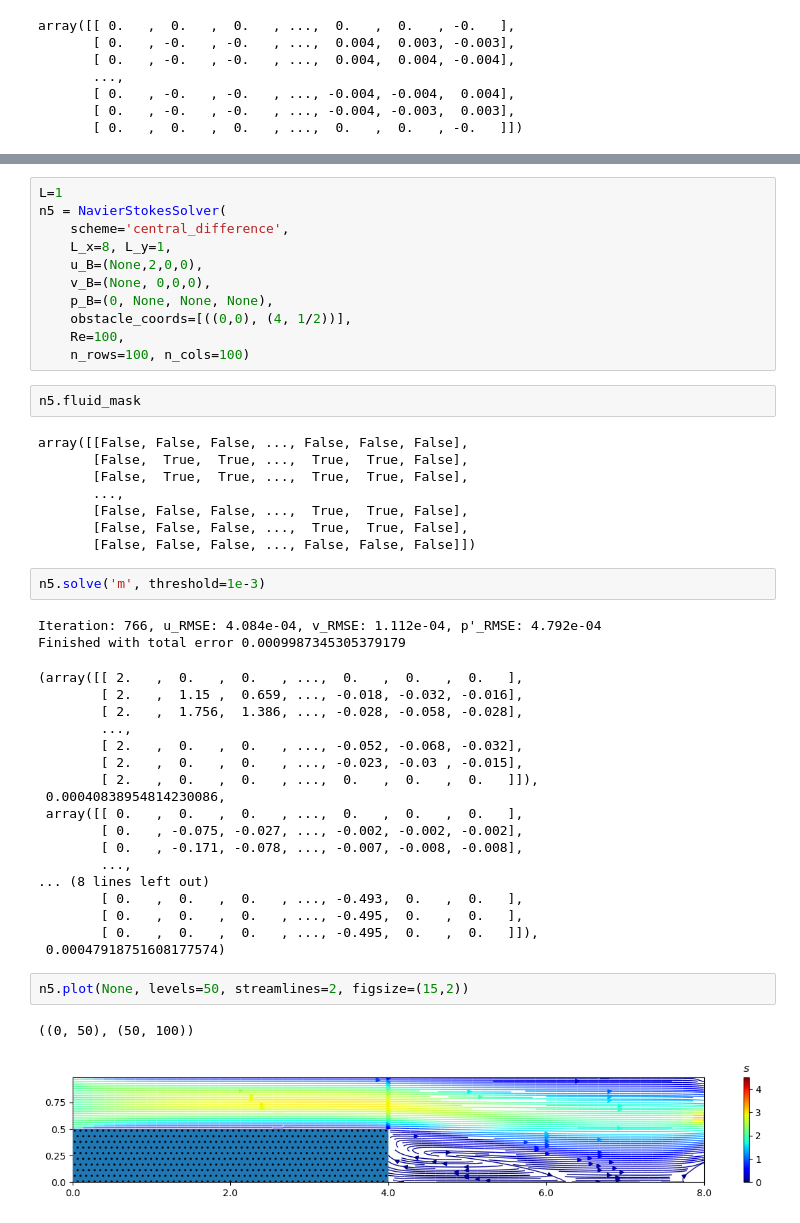
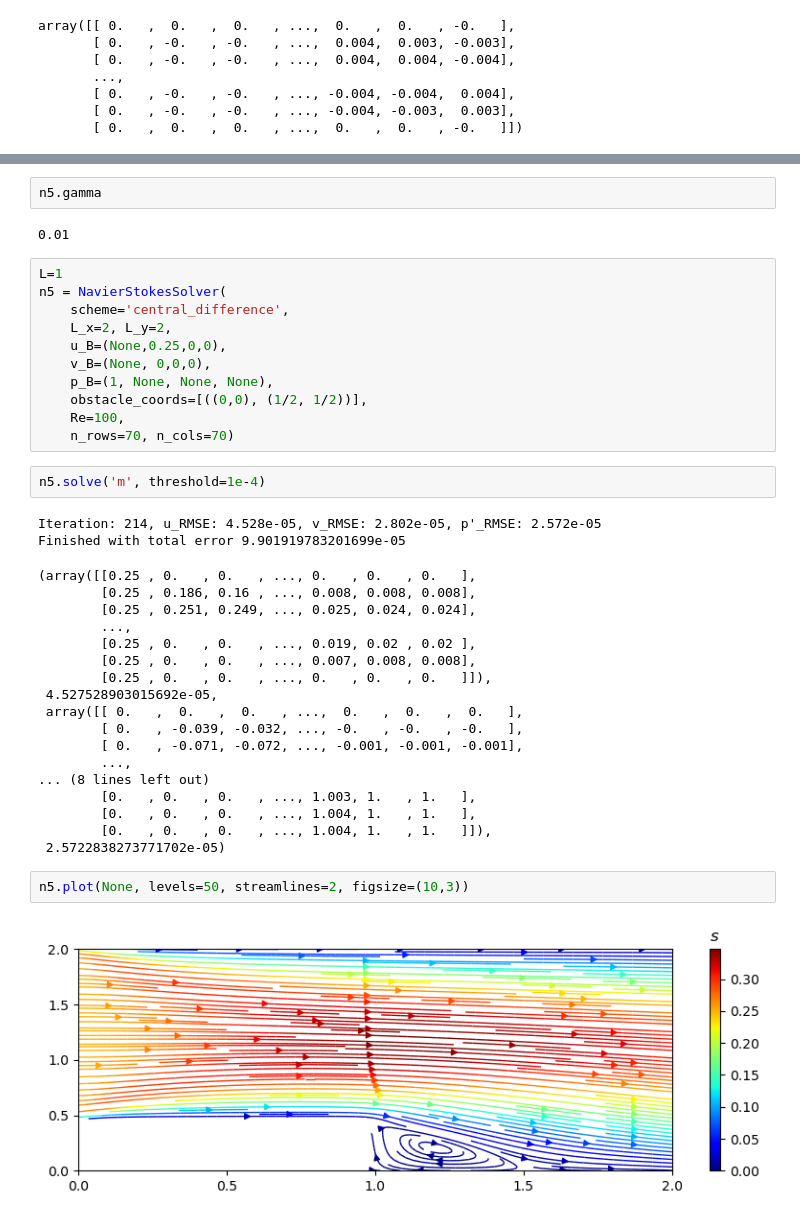
Before and after one commit to cl0udsw1tch/NavierStokesSolver, a Jupyter notebook: test.ipynb, the cells around one changed output, grey strips where cells are left out. Cells and saved outputs as stored; diff of their text form.

```diff
--- a/test.ipynb
+++ b/test.ipynb
@@ -1459,48 +1513,41 @@ array([[ 0.000e+000,  0.000e+000,  0.000e+000,  0.000e+000,  0.000e+000,  0.000e
+# %%
+n5.gamma
+# %% [output]
+0.01
 # %%
 L=1
 n5 = NavierStokesSolver(
     scheme='central_difference',
-    L_x=8, L_y=1,
-    u_B=(None,2,0,0),
+    L_x=2, L_y=2,
+    u_B=(None,0.25,0,0),
     v_B=(None, 0,0,0),
-    p_B=(0, None, None, None),
-    obstacle_coords=[((0,0), (4, 1/2))],
+    p_B=(1, None, None, None),
+    obstacle_coords=[((0,0), (1/2, 1/2))],
     Re=100,
-    n_rows=100, n_cols=100)
+    n_rows=70, n_cols=70)
-# %%
-n5.fluid_mask
-# %% [output]
-array([[False, False, False, ..., False, False, False],
-       [False,  True,  True, ...,  True,  True, False],
-       [False,  True,  True, ...,  True,  True, False],
-       ...,
-       [False, False, False, ...,  True,  True, False],
-       [False, False, False, ...,  True,  True, False],
-       [False, False, False, ..., False, False, False]])
 # %%
-n5.solve('m', threshold=1e-3)
+n5.solve('m', threshold=1e-4)
 # %% [output]
-Iteration: 766, u_RMSE: 4.084e-04, v_RMSE: 1.112e-04, p'_RMSE: 4.792e-04
-Finished with total error 0.0009987345305379179
+Iteration: 214, u_RMSE: 4.528e-05, v_RMSE: 2.802e-05, p'_RMSE: 2.572e-05
+Finished with total error 9.901919783201699e-05
-(array([[ 2.   ,  0.   ,  0.   , ...,  0.   ,  0.   ,  0.   ],
-        [ 2.   ,  1.15 ,  0.659, ..., -0.018, -0.032, -0.016],
-        [ 2.   ,  1.756,  1.386, ..., -0.028, -0.058, -0.028],
+(array([[0.25 , 0.   , 0.   , ..., 0.   , 0.   , 0.   ],
+        [0.25 , 0.186, 0.16 , ..., 0.008, 0.008, 0.008],
+        [0.25 , 0.251, 0.249, ..., 0.025, 0.024, 0.024],
         ...,
-        [ 2.   ,  0.   ,  0.   , ..., -0.052, -0.068, -0.032],
-        [ 2.   ,  0.   ,  0.   , ..., -0.023, -0.03 , -0.015],
-        [ 2.   ,  0.   ,  0.   , ...,  0.   ,  0.   ,  0.   ]]),
- 0.00040838954814230086,
+        [0.25 , 0.   , 0.   , ..., 0.019, 0.02 , 0.02 ],
+        [0.25 , 0.   , 0.   , ..., 0.007, 0.008, 0.008],
+        [0.25 , 0.   , 0.   , ..., 0.   , 0.   , 0.   ]]),
+ 4.527528903015692e-05,
  array([[ 0.   ,  0.   ,  0.   , ...,  0.   ,  0.   ,  0.   ],
-        [ 0.   , -0.075, -0.027, ..., -0.002, -0.002, -0.002],
-        [ 0.   , -0.171, -0.078, ..., -0.007, -0.008, -0.008],
+        [ 0.   , -0.039, -0.032, ..., -0.   , -0.   , -0.   ],
+        [ 0.   , -0.071, -0.072, ..., -0.001, -0.001, -0.001],
         ...,
 ... (8 lines left out)
-        [ 0.   ,  0.   ,  0.   , ..., -0.493,  0.   ,  0.   ],
-        [ 0.   ,  0.   ,  0.   , ..., -0.495,  0.   ,  0.   ],
-        [ 0.   ,  0.   ,  0.   , ..., -0.495,  0.   ,  0.   ]]),
- 0.00047918751608177574)
+        [0.   , 0.   , 0.   , ..., 1.003, 1.   , 1.   ],
+        [0.   , 0.   , 0.   , ..., 1.004, 1.   , 1.   ],
+        [0.   , 0.   , 0.   , ..., 1.004, 1.   , 1.   ]]),
+ 2.5722838273771702e-05)
 # %%
-n5.plot(None, levels=50, streamlines=2, figsize=(15,2))
+n5.plot(None, levels=50, streamlines=2, figsize=(10,3))
 # %% [output]
-((0, 50), (50, 100))
-[figure, old version]
+[figure, new version]
```
Also changed, not shown: parts of 12 cells of this notebook.
